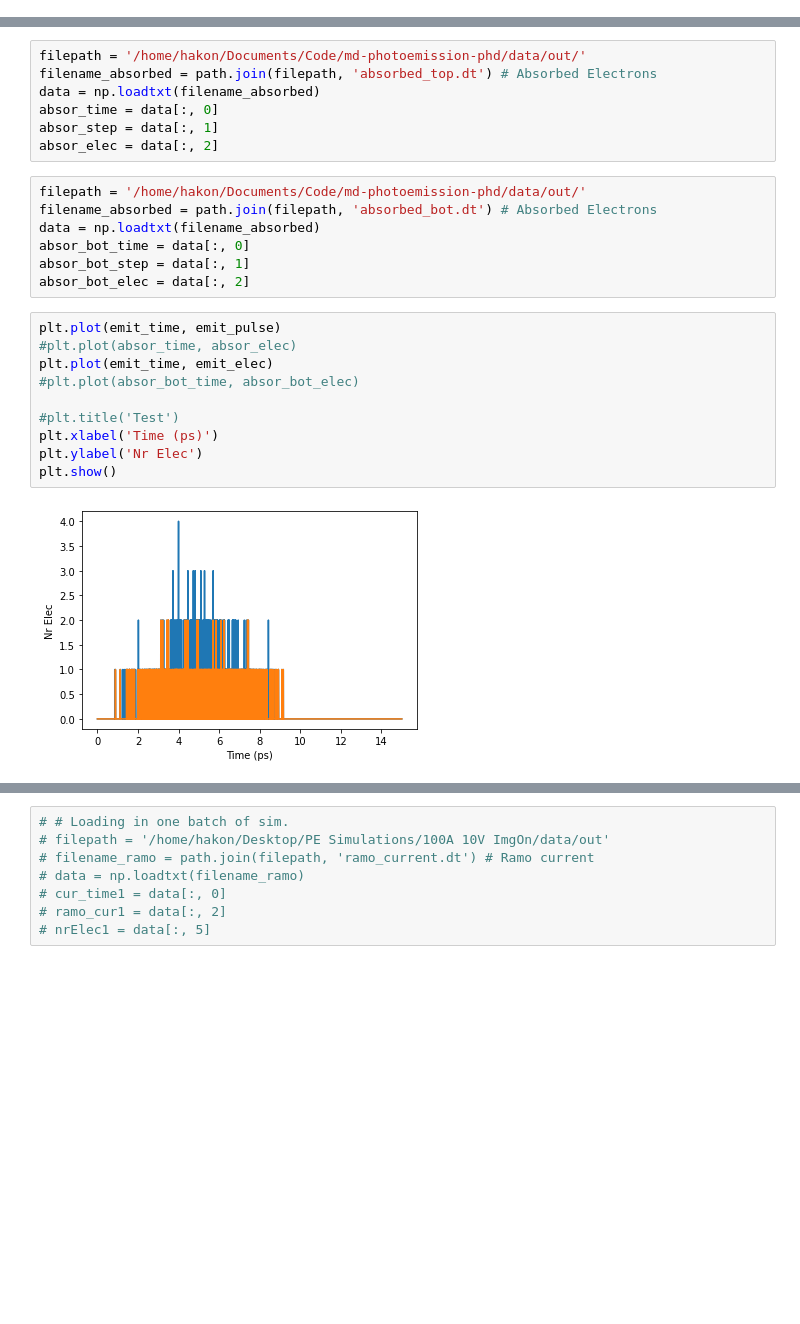
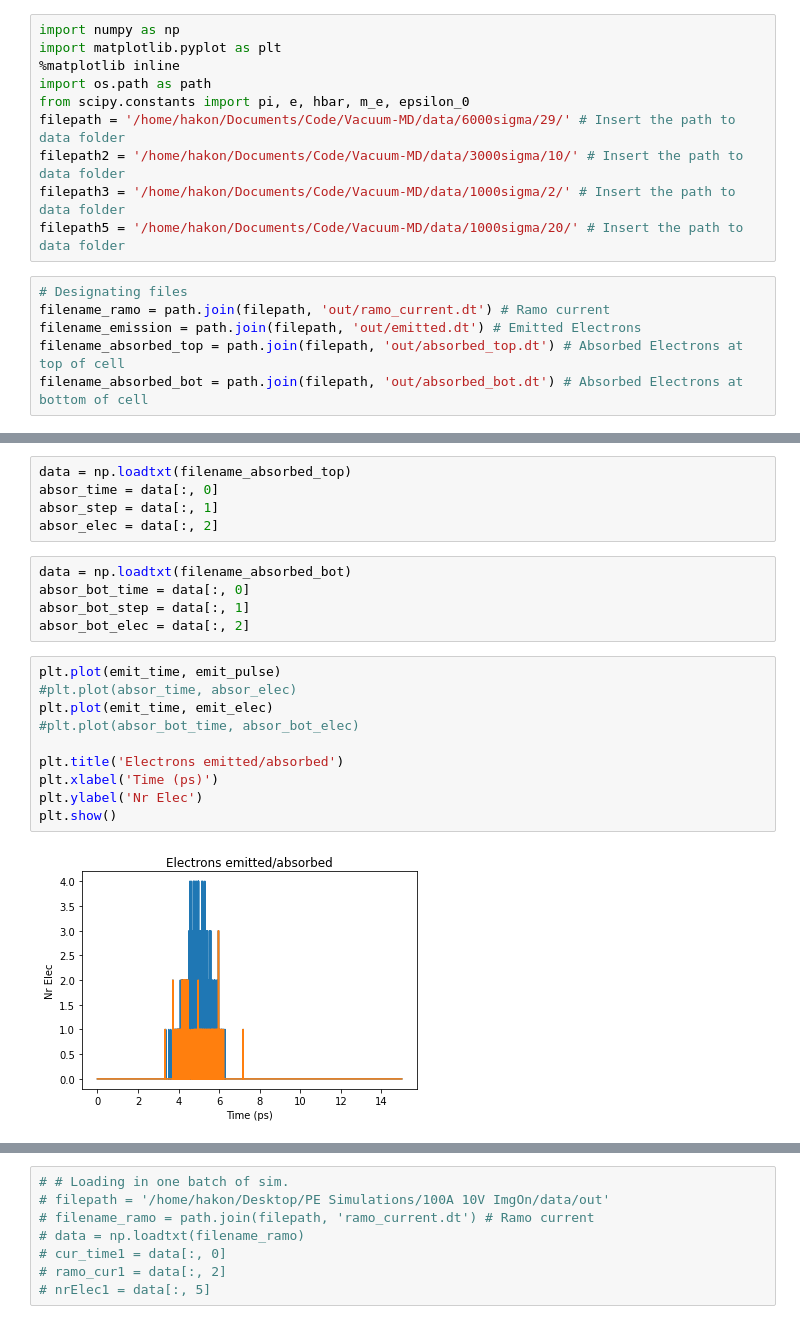
Before and after one commit to NanoPhysicsCenter/RUMDEED, a Jupyter notebook: scripts/density plots/Current_sec.ipynb, the cells around one changed output, grey strips where cells are left out. Drawn from its saved outputs; the diff is of its cells as text; blank space fills up the shorter version.

Commit message:
Photo batch run

```diff
--- a/scripts/density plots/Current_sec.ipynb
+++ b/scripts/density plots/Current_sec.ipynb
@@ -7 +5,17 @@ from scipy.constants import pi, e, hbar, m_e, epsilon_0
+# %%
+import numpy as np
+import matplotlib.pyplot as plt
+%matplotlib inline
+import os.path as path
+from scipy.constants import pi, e, hbar, m_e, epsilon_0
+filepath = '/home/hakon/Documents/Code/Vacuum-MD/data/6000sigma/29/' # Insert the path to data folder
+filepath2 = '/home/hakon/Documents/Code/Vacuum-MD/data/3000sigma/10/' # Insert the path to data folder
+filepath3 = '/home/hakon/Documents/Code/Vacuum-MD/data/1000sigma/2/' # Insert the path to data folder
+filepath5 = '/home/hakon/Documents/Code/Vacuum-MD/data/1000sigma/20/' # Insert the path to data folder
+# %%
+# Designating files
+filename_ramo = path.join(filepath, 'out/ramo_current.dt') # Ramo current
+filename_emission = path.join(filepath, 'out/emitted.dt') # Emitted Electrons
+filename_absorbed_top = path.join(filepath, 'out/absorbed_top.dt') # Absorbed Electrons at top of cell
+filename_absorbed_bot = path.join(filepath, 'out/absorbed_bot.dt') # Absorbed Electrons at bottom of cell
 # %%
@@ -50,28 +59,24 @@ emit_pulse = data[:, 6]
 # %%
-filepath = '/home/hakon/Documents/Code/md-photoemission-phd/data/out/'
-filename_absorbed = path.join(filepath, 'absorbed_top.dt') # Absorbed Electrons
-data = np.loadtxt(filename_absorbed)
+data = np.loadtxt(filename_absorbed_top)
 absor_time = data[:, 0]
 absor_step = data[:, 1]
 absor_elec = data[:, 2]
 # %%
-filepath = '/home/hakon/Documents/Code/md-photoemission-phd/data/out/'
-filename_absorbed = path.join(filepath, 'absorbed_bot.dt') # Absorbed Electrons
-data = np.loadtxt(filename_absorbed)
+data = np.loadtxt(filename_absorbed_bot)
 absor_bot_time = data[:, 0]
 absor_bot_step = data[:, 1]
 absor_bot_elec = data[:, 2]
 # %%
 plt.plot(emit_time, emit_pulse)
 #plt.plot(absor_time, absor_elec)
 plt.plot(emit_time, emit_elec)
 #plt.plot(absor_bot_time, absor_bot_elec)
 
-#plt.title('Test')
+plt.title('Electrons emitted/absorbed')
 plt.xlabel('Time (ps)')
 plt.ylabel('Nr Elec')
 plt.show()
 # %% [output]
-[figure, old version]
+[figure, new version]
 # %%
 plt.plot(cur_time, nrElec)
```
Also changed, not shown: parts of 7 cells of this notebook, 9 other files.
